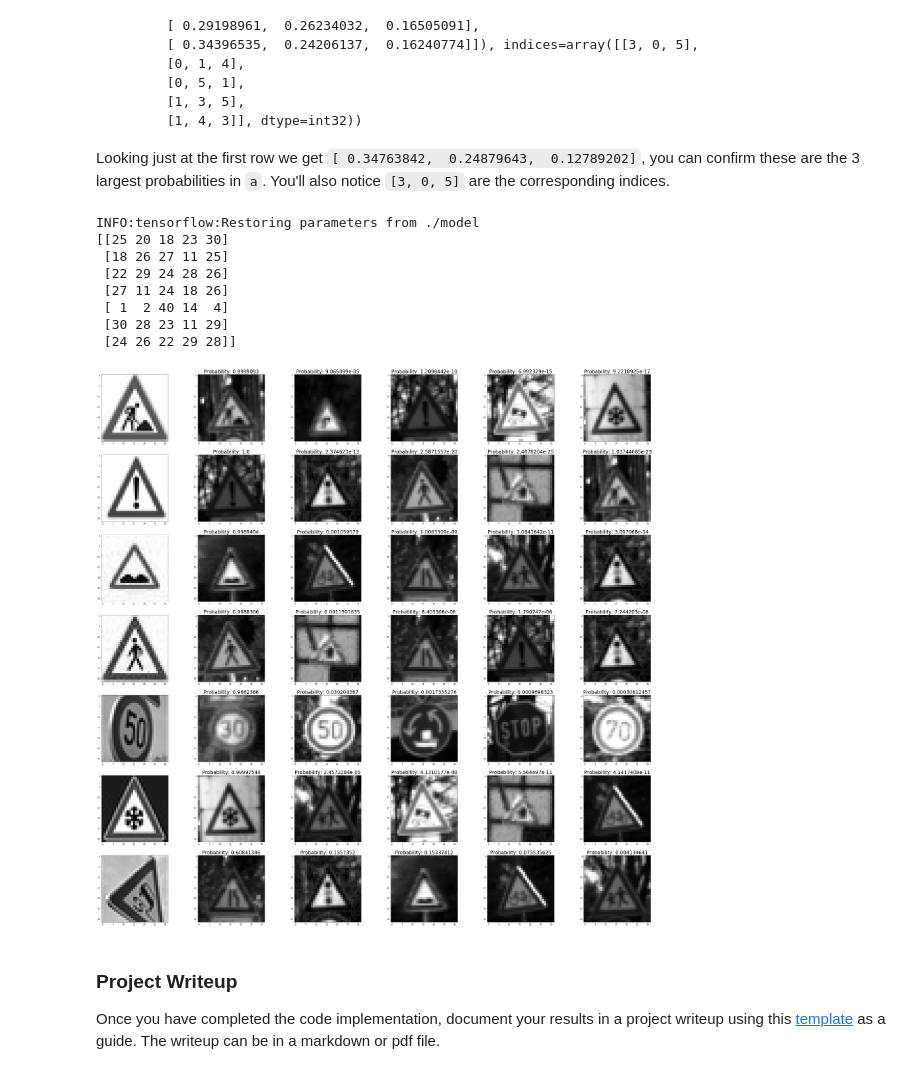
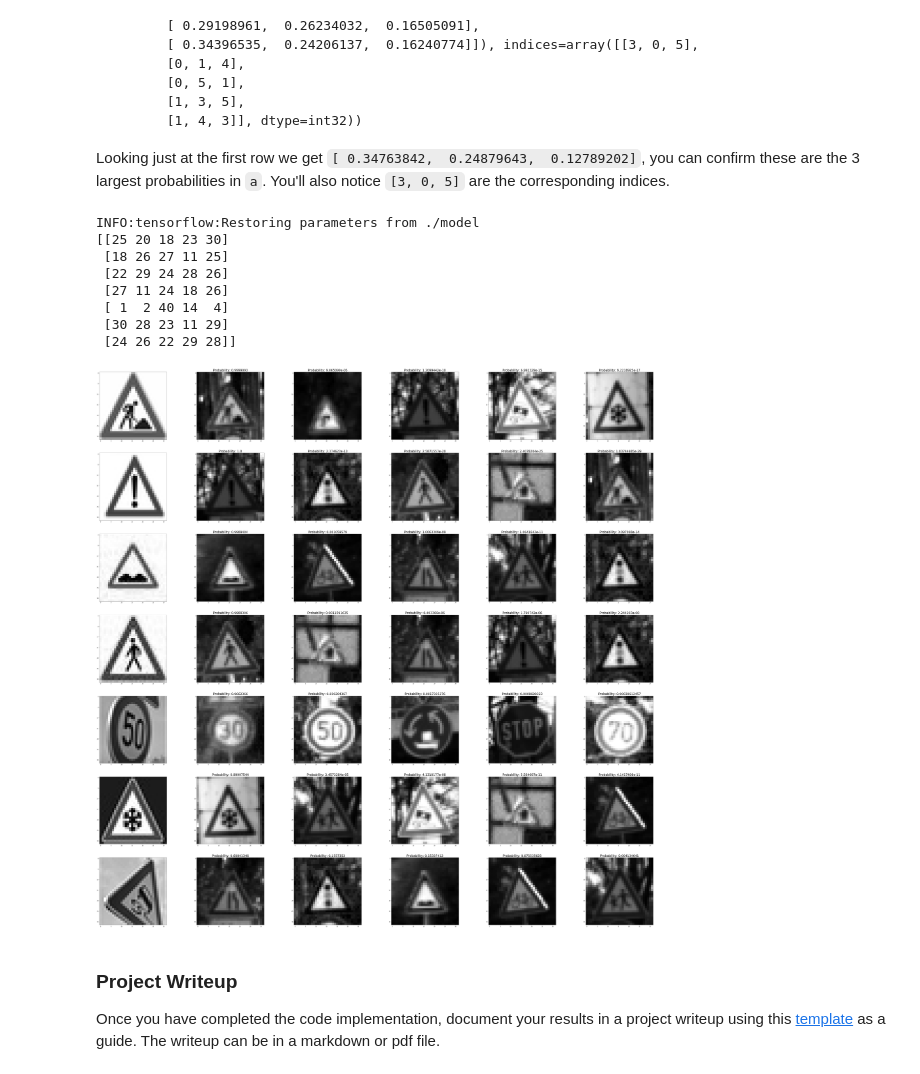
Before and after one commit to artemkaliuk/Traffic-Sign-Recognition, a Jupyter notebook: Traffic_Sign_Classifier.ipynb, the cells around one changed output. Saved outputs shown, nothing was run; the diff lists cells and outputs as text; code cells hidden in the pictures.

```diff
--- a/Traffic_Sign_Classifier.ipynb
+++ b/Traffic_Sign_Classifier.ipynb
@@ -488,35 +488,35 @@ softmax_array = tf.nn.softmax(logits)
 top_k = tf.nn.top_k(softmax_array, k=num_probabilities)
 
 def softmax_prob(x_test):
     with tf.Session() as sess:
         sess.run(tf.global_variables_initializer())
         saver.restore(sess, model_filename)
         softmax_prepro = sess.run(tf.nn.softmax(logits), feed_dict={x: x_test, keep_prob:1.0})
         output = sess.run(top_k, feed_dict={x: x_test, keep_prob:1.0})
     return output
 
 out = softmax_prob(new_img_preprocessed)
-figure, ax = plt.subplots(len(y_new),num_probabilities+1, figsize=(50,50))
+figure, ax = plt.subplots(len(y_new),num_probabilities+1, figsize=(80,80))
 print(out[1])
 for i in range(len(y_new)):
     ax[i][0].imshow(new_img_preprocessed[i].squeeze(), 'gray')
     for j in range(num_probabilities):
         index = list(np.where(y_train_prepro == out[1][i][j]))
         index = index[0][0]
         ax[i][j+1].imshow(X_train_prepro[index].squeeze(), 'gray')
         ax[i][j+1].set_title('Probability: ' + str(out[0][i][j]), fontsize = 24)
 
 figure.savefig('softmax.png')
 # %% [output]
 INFO:tensorflow:Restoring parameters from ./model
 [[25 20 18 23 30]
  [18 26 27 11 25]
  [22 29 24 28 26]
  [27 11 24 18 26]
  [ 1  2 40 14  4]
  [30 28 23 11 29]
  [24 26 22 29 28]]
-[figure, old version]
+[figure, new version]
 # %% [markdown]
 ### Project Writeup
 
```
Also changed, not shown: parts of 1 cell of this notebook, 5 other files.
